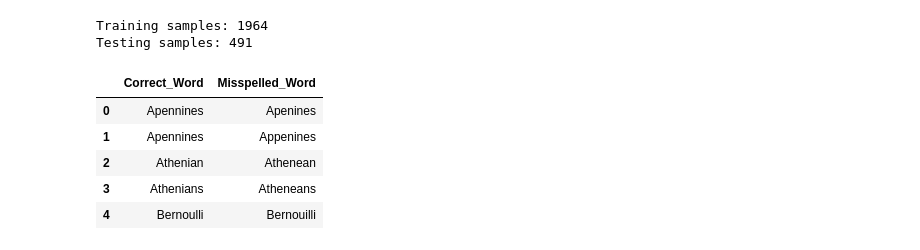
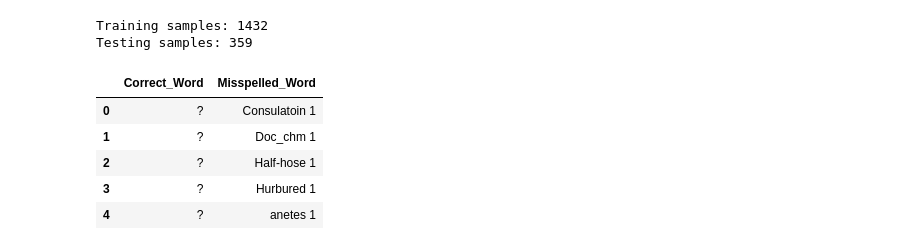
Before and after one commit to sardarahmed/Spelling-Corrector, a Jupyter notebook: notebook1.ipynb, the cells around one changed output. Cells and saved outputs as stored; diff of their text form; code cells hidden in the pictures.

```diff
--- a/notebook1.ipynb
+++ b/notebook1.ipynb
@@ -15,39 +33,39 @@ from sklearn.model_selection import train_test_split
 from collections import Counter, defaultdict
 # %%
 # Load dataset
-with open("wikipedia.dat", "r") as file:
+with open("holbrook-missp.dat", "r") as file:
     raw_data = file.readlines()
 
 # Process data
 corrections = {}
 current_correct_word = None
 
 for line in raw_data:
     word = line.strip()
     if word.startswith("$"):  # Correct words start with $
         current_correct_word = word[1:]
         corrections[current_correct_word] = []
     else:
         if current_correct_word:
             corrections[current_correct_word].append(word)
 
 # Convert into a DataFrame
 df = pd.DataFrame([(k, v) for k, values in corrections.items() for v in values],
                   columns=["Correct_Word", "Misspelled_Word"])
 
 # Split into train and test sets
 train_df, test_df = train_test_split(df, test_size=0.2, random_state=42)
 
 print("Training samples:", len(train_df))
 print("Testing samples:", len(test_df))
 df.head()
 # %% [output]
-Training samples: 1964
-Testing samples: 491
+Training samples: 1432
+Testing samples: 359
 |  | Correct_Word | Misspelled_Word |
-| 0 | Apennines | Apenines |
-| 1 | Apennines | Appenines |
-| 2 | Athenian | Athenean |
-| 3 | Athenians | Atheneans |
-| 4 | Bernoulli | Bernouilli |
+| 0 | ? | Consulatoin 1 |
+| 1 | ? | Doc_chm 1 |
+| 2 | ? | Half-hose 1 |
+| 3 | ? | Hurbured 1 |
+| 4 | ? | anetes 1 |
 # %%
```
Also changed, not shown: parts of 9 cells of this notebook, 1 other file.
